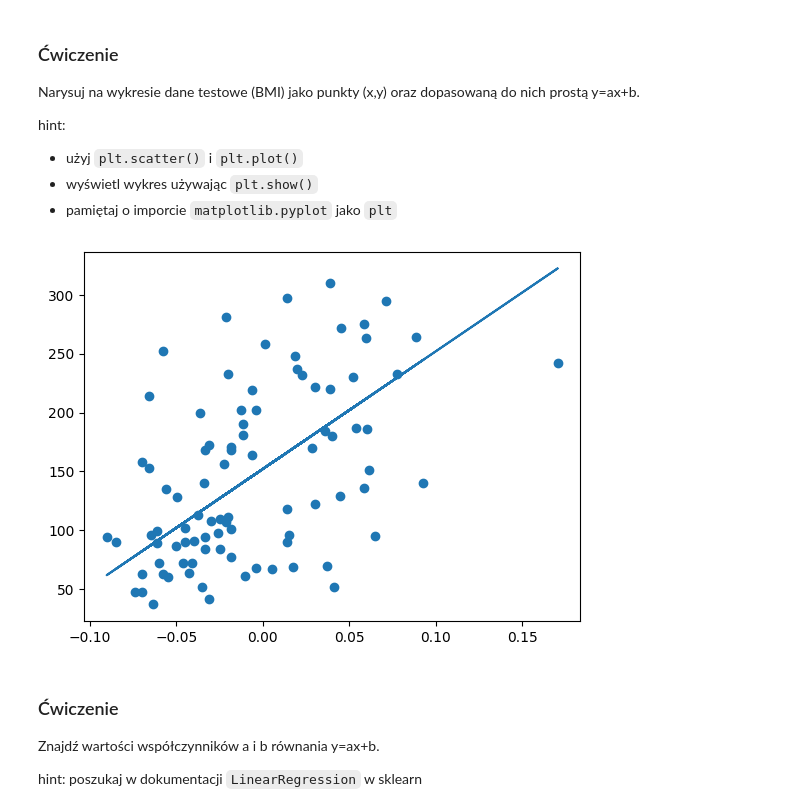
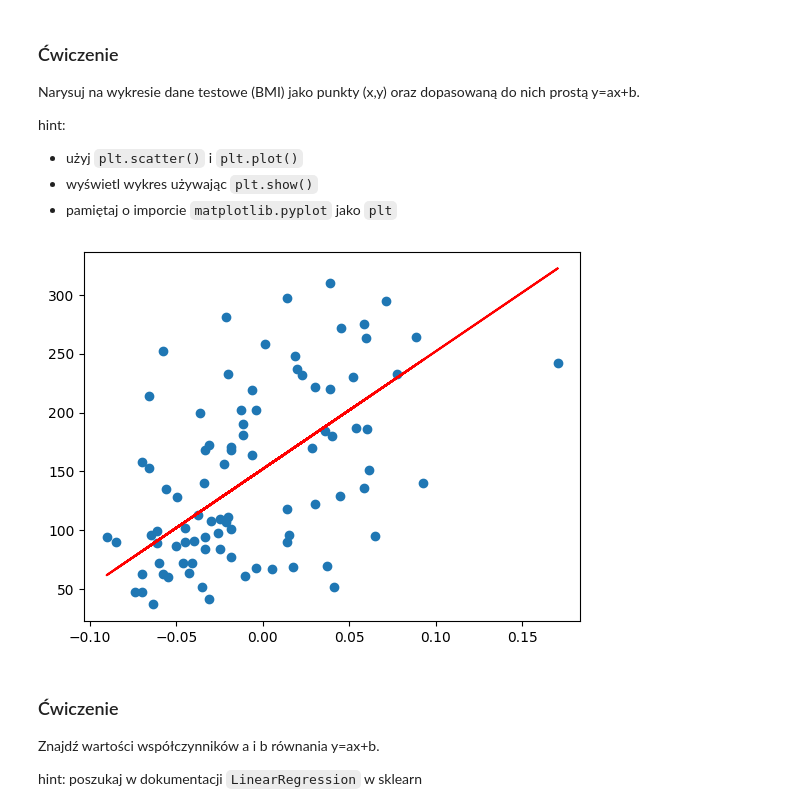
Before and after one commit to mikeatta/uni, a Jupyter notebook: Sem V/Machine-learning/WDUM3.ipynb, the cells around one changed output. Saved outputs shown, nothing was run; the diff lists cells and outputs as text; code cells hidden in the pictures.

```diff
--- a/Sem V/Machine-learning/WDUM3.ipynb
+++ b/Sem V/Machine-learning/WDUM3.ipynb
@@ -80,11 +80,11 @@ hint:
 # %%
 from matplotlib import pyplot as plt
 
 plt.scatter(x=test_X[:, None, col_number], y=test_y)
-plt.plot(test_X[:, None, col_number], predictions)
+plt.plot(test_X[:, None, col_number], predictions, color="red")
 plt.show()
 # %% [output]
-[figure, old version]
+[figure, new version]
 # %% [markdown]
 ### Ćwiczenie
 Znajdź wartości współczynników a i b równania y=ax+b.
```
Also changed, not shown: parts of 2 cells of this notebook.
